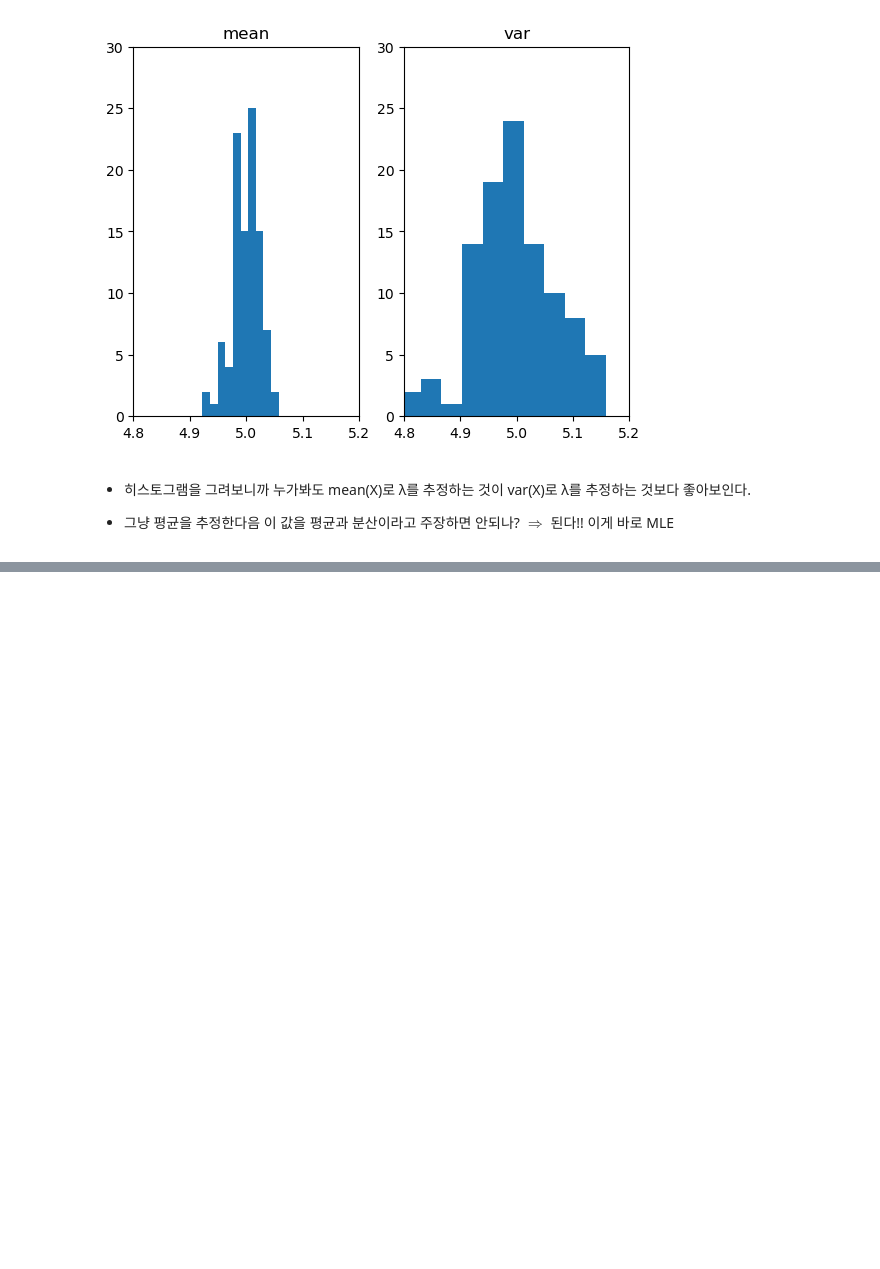
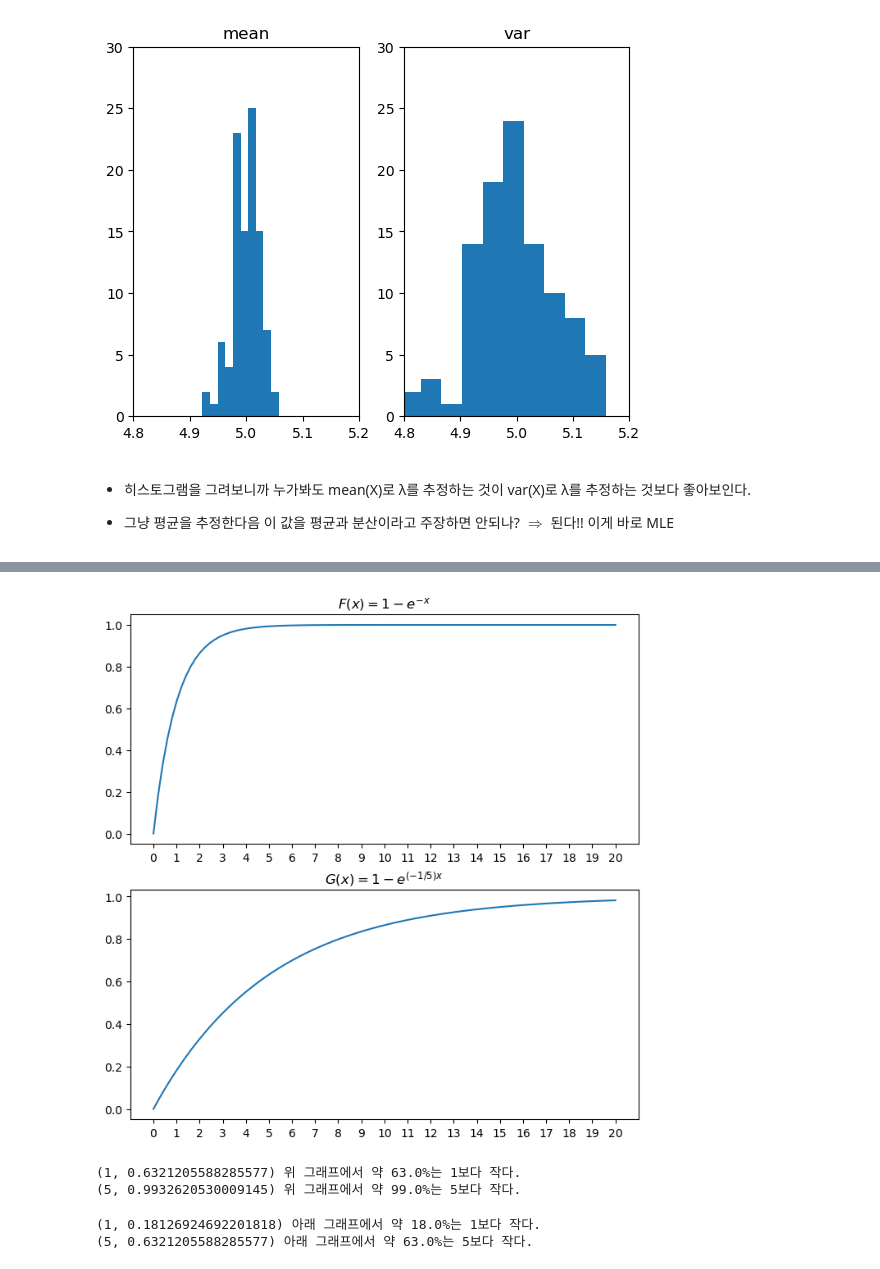
Before and after one commit to star77sa/star77sa.github.io, a Jupyter notebook: posts/Statistics/SC.ipynb, the cells around one changed output, grey strips where cells are left out. Drawn from its saved outputs; the diff is of its cells as text; code cells hidden in the pictures; blank space fills up the shorter version.

```diff
--- a/posts/Statistics/SC.ipynb
+++ b/posts/Statistics/SC.ipynb
@@ -225,0 +336,33 @@ ax2.set_title("var");
+# %%
+x = np.linspace(0, 20, 100)
+
+def Fx(x):
+    return 1-np.exp(-1*x)
+
+def Gx(x):
+    return 1-np.exp(-1/5*x)
+
+fig, ((ax1), (ax2)) = plt.subplots(2,1, figsize=(8,8))
+
+ax1.plot(x, Fx(x))
+ax2.plot(x, Gx(x))
+
+ax1.set_xticks(np.arange(0,21,1))
+ax2.set_xticks(np.arange(0,21,1))
+
+ax1.set_title("$F(x)=1-e^{-x}$")
+ax2.set_title("$G(x)=1-e^{(-1/5)x}$");
+# %% [output]
+[figure, added]
+# %%
+print(f"{1, Fx(1)} 위 그래프에서 약 {round(Fx(1),2)*100}%는 1보다 작다.")
+print(f"{5, Fx(5)} 위 그래프에서 약 {round(Fx(5),2)*100}%는 5보다 작다.")
+# %% [output]
+(1, 0.6321205588285577) 위 그래프에서 약 63.0%는 1보다 작다.
+(5, 0.9932620530009145) 위 그래프에서 약 99.0%는 5보다 작다.
+# %%
+print(f"{1, Gx(1)} 아래 그래프에서 약 {round(Gx(1),2)*100}%는 1보다 작다.")
+print(f"{5, Gx(5)} 아래 그래프에서 약 {round(Gx(5),2)*100}%는 5보다 작다.")
+# %% [output]
+(1, 0.18126924692201818) 아래 그래프에서 약 18.0%는 1보다 작다.
+(5, 0.6321205588285577) 아래 그래프에서 약 63.0%는 5보다 작다.
```
Also changed, not shown: parts of 24 cells of this notebook, 8 other files.
